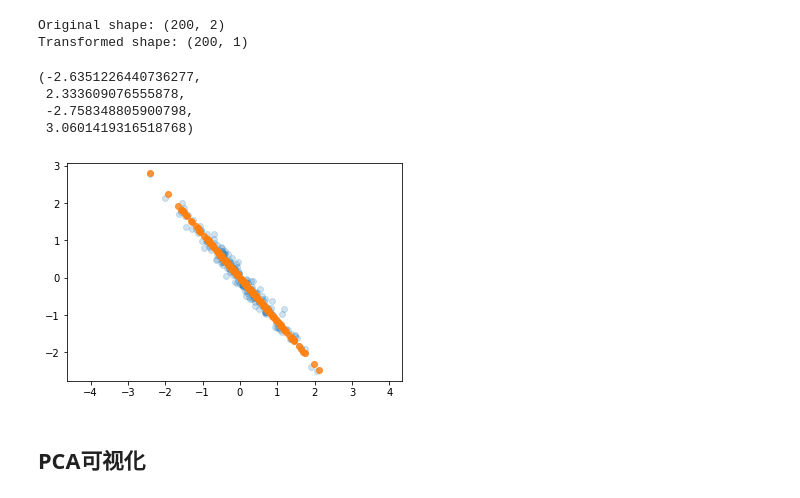
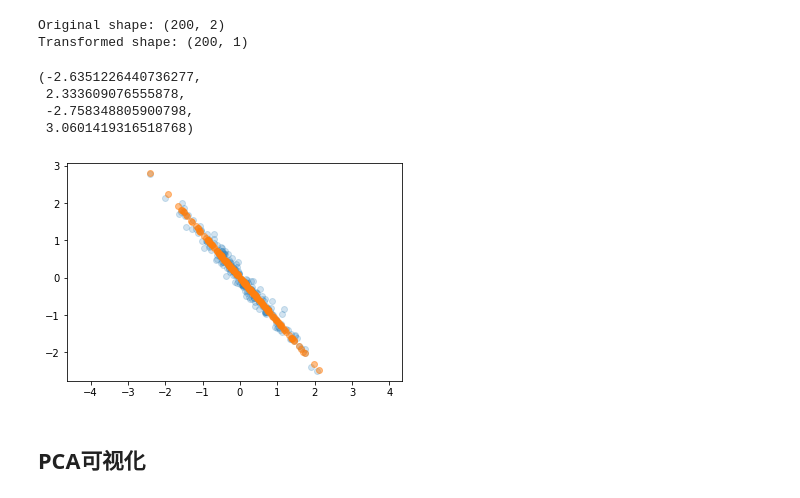
Before and after one commit to ZhuHaizhen/GreedyAI, a Jupyter notebook: Primary/PCA-demo.ipynb, the cells around one changed output. Cells and saved outputs as stored; diff of their text form; code cells hidden in the pictures.

```diff
--- a/Primary/PCA-demo.ipynb
+++ b/Primary/PCA-demo.ipynb
@@ -63,14 +63,14 @@ Transformed shape: (200, 1)
 # %%
 X_new = pca.inverse_transform(X_pca)
 plt.scatter(X[:, 0], X[:, 1], alpha=.2)
-plt.scatter(X_new[:, 0], X_new[:, 1], alpha=.8)
+plt.scatter(X_new[:, 0], X_new[:, 1], alpha=.5)
 plt.axis('equal')
 # %% [output]
 (-2.6351226440736277,
  2.333609076555878,
  -2.758348805900798,
  3.0601419316518768)
-[figure, old version]
+[figure, new version]
 # %% [markdown]
 ## PCA可视化
 # %%
```
Also changed, not shown: parts of 1 cell of this notebook, 1 other file.
